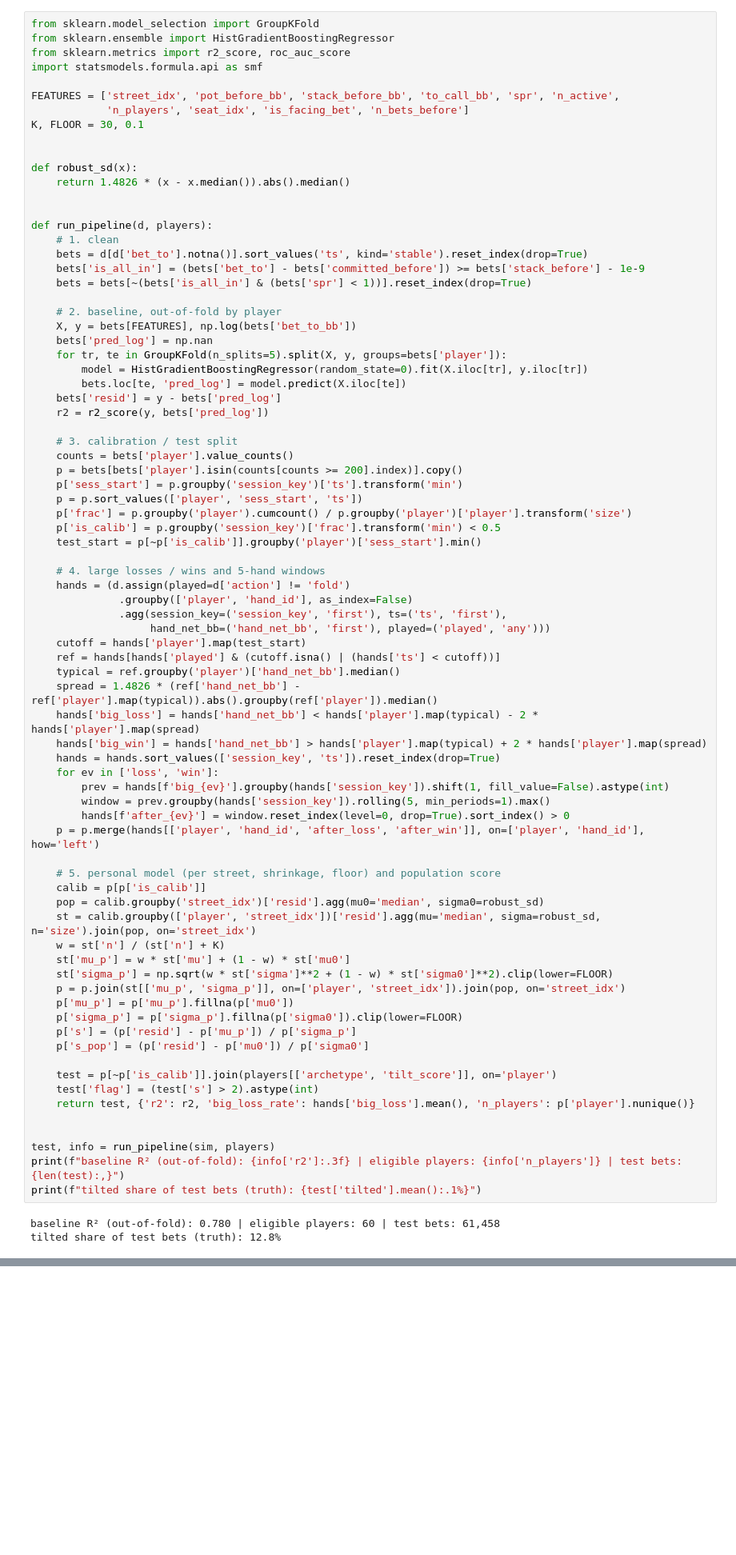
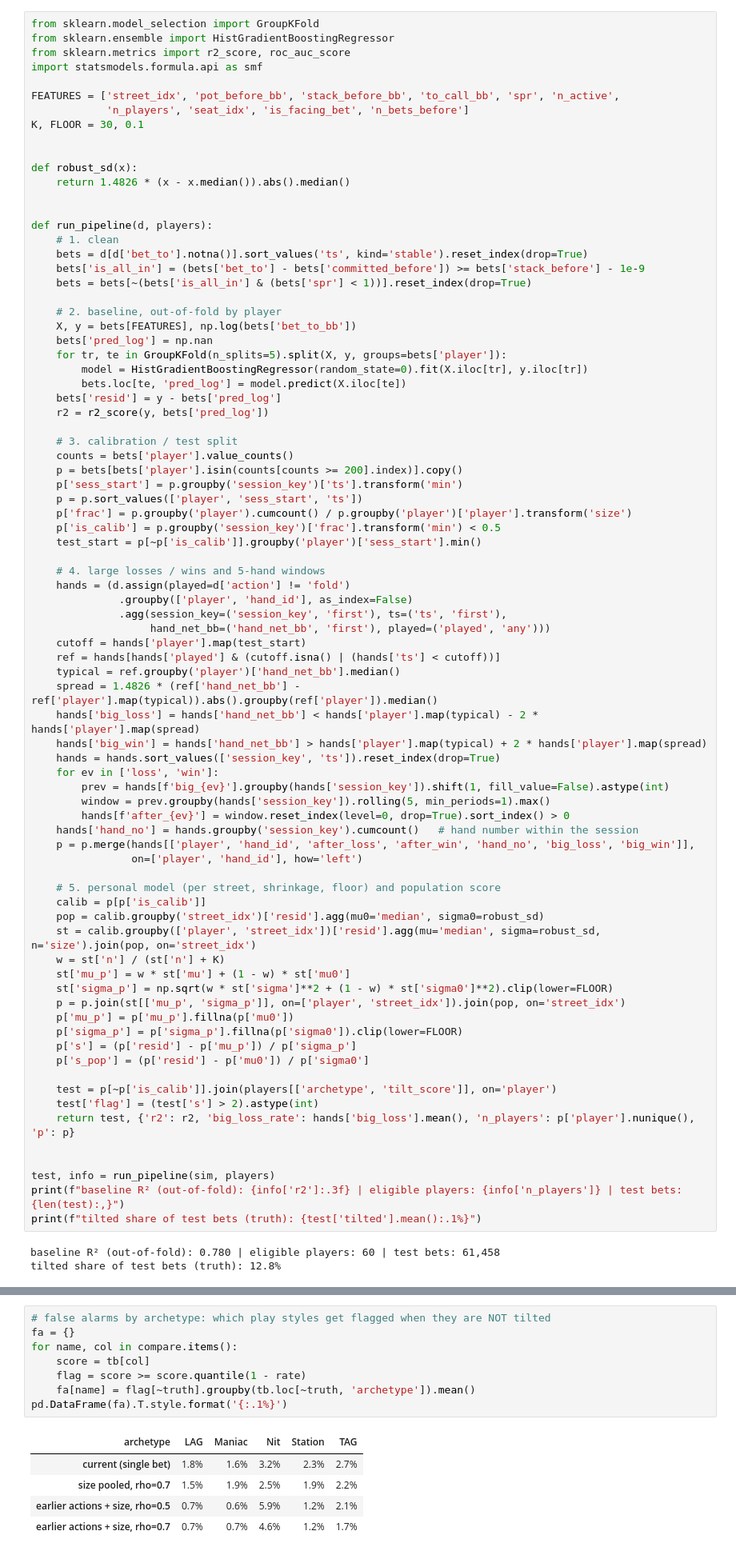
Before and after one commit to nabilislam34/Poker-hand-tilt, a Jupyter notebook: PokerTilt_Simulation.ipynb, the cells around one changed output, grey strips where cells are left out. Shown at 80% size. Saved outputs shown, nothing was run; the diff lists cells and outputs as text; blank space fills up the shorter version.

```diff
--- a/PokerTilt_Simulation.ipynb
+++ b/PokerTilt_Simulation.ipynb
@@ -520,7 +523,9 @@ def run_pipeline(d, players):
         prev = hands[f'big_{ev}'].groupby(hands['session_key']).shift(1, fill_value=False).astype(int)
         window = prev.groupby(hands['session_key']).rolling(5, min_periods=1).max()
         hands[f'after_{ev}'] = window.reset_index(level=0, drop=True).sort_index() > 0
-    p = p.merge(hands[['player', 'hand_id', 'after_loss', 'after_win']], on=['player', 'hand_id'], how='left')
+    hands['hand_no'] = hands.groupby('session_key').cumcount()   # hand number within the session
+    p = p.merge(hands[['player', 'hand_id', 'after_loss', 'after_win', 'hand_no', 'big_loss', 'big_win']],
+                on=['player', 'hand_id'], how='left')
 
     # 5. personal model (per street, shrinkage, floor) and population score
     calib = p[p['is_calib']]
@@ -537,7 +542,7 @@ def run_pipeline(d, players):
 
     test = p[~p['is_calib']].join(players[['archetype', 'tilt_score']], on='player')
     test['flag'] = (test['s'] > 2).astype(int)
-    return test, {'r2': r2, 'big_loss_rate': hands['big_loss'].mean(), 'n_players': p['player'].nunique()}
+    return test, {'r2': r2, 'big_loss_rate': hands['big_loss'].mean(), 'n_players': p['player'].nunique(), 'p': p}
 
 
 test, info = run_pipeline(sim, players)
@@ -775,0 +1039,14 @@ TILT_SIZE 0.7 done
+# %%
+# false alarms by archetype: which play styles get flagged when they are NOT tilted
+fa = {}
+for name, col in compare.items():
+    score = tb[col]
+    flag = score >= score.quantile(1 - rate)
+    fa[name] = flag[~truth].groupby(tb.loc[~truth, 'archetype']).mean()
+pd.DataFrame(fa).T.style.format('{:.1%}')
+# %% [output]
+| archetype | LAG | Maniac | Nit | Station | TAG |
+| current (single bet) | 1.8% | 1.6% | 3.2% | 2.3% | 2.7% |
+| size pooled, rho=0.7 | 1.5% | 1.9% | 2.5% | 1.9% | 2.2% |
+| earlier actions + size, rho=0.5 | 0.7% | 0.6% | 5.9% | 1.2% | 2.1% |
+| earlier actions + size, rho=0.7 | 0.7% | 0.7% | 4.6% | 1.2% | 1.7% |
```
Also changed, not shown: parts of 16 cells of this notebook, 1 other file.
